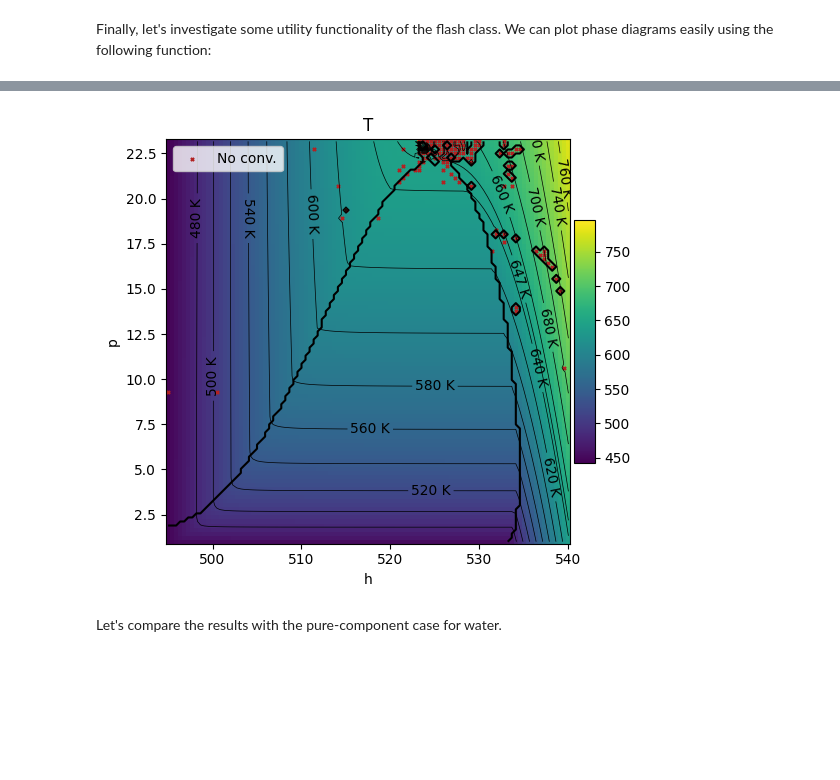
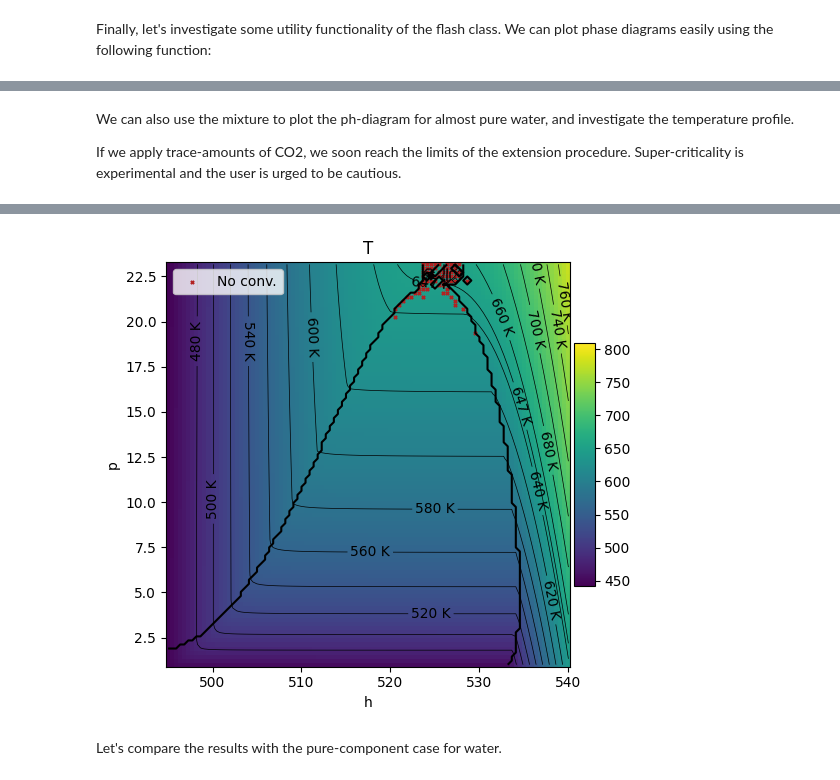
Before and after one commit to pmgbergen/porepy, a Jupyter notebook: tutorials/flash.ipynb, the cells around one changed output, grey strips where cells are left out. Saved outputs shown, nothing was run; the diff lists cells and outputs as text; code cells hidden in the pictures; blank space fills up the shorter version.

```diff
--- a/tutorials/flash.ipynb
+++ b/tutorials/flash.ipynb
@@ -454,14 +468,14 @@ import matplotlib.colors as mpc
 
 N = 100
 
-p = np.linspace(1e6, 30e6, N)
-T = np.linspace(450.0, h2o.critical_temperature + 10.0, N)
+p1 = np.linspace(1e6, 30e6, N)
+T1 = np.linspace(450.0, h2o.critical_temperature + 10.0, N)
 z = np.array([0.99, 0.01])
 
 fig_pT, result_pT = flash1.plot_phase_diagram(
     pc.FlashSpec.pT,
-    p,
-    T,
+    p1,
+    T1,
     z,
     field=["phasesplit", "y_2"],
     params=params,
@@ -474,7 +488,7 @@ fig_pT, result_pT = flash1.plot_phase_diagram(
     },
 )
 
-# Fetch axes and mark the critical point of water.
+# Fetch axes and mark the pseudo-critical point.
 ax = fig_pT.axes[0]
 Tcs = np.array([c.critical_temperature for c in components1])
 Pcs = np.array([c.critical_pressure for c in components1])
@@ -484,17 +498,9 @@ T_pc = np.dot(z, Tcs)
 p_pc = pf.critical_pressure_guess(z, Pcs, Tcs, Vcs)
 ax.plot(T_pc, p_pc / 1e6, "*k", markersize=6)
 
+result_pT.log_summary()
 not_converged = ~result_pT.converged
 if np.any(not_converged):
-    print(f"Not converged: {not_converged.sum()} / {N**2}")
-    print(
-        "Max iter / stationary / Diverged:",
-        result_pT.max_iter_reached.sum(),
-        "/",
-        result_pT.stationary.sum(),
-        "/",
-        (result_pT.exitcode >= 3).sum(),
-    )
     print(
         list(
             zip(
@@ -569,9 +559,13 @@ We can also use the mixture to plot the ph-diagram for almost pure water, and in
+# %% [markdown]
+We can also use the mixture to plot the ph-diagram for almost pure water, and investigate the temperature profile.
+
+If we apply trace-amounts of CO2, we soon reach the limits of the extension procedure.
+Super-criticality is experimental and the user is urged to be cautious.
 # %%
 from matplotlib.pyplot import Axes
 
-p = np.linspace(1e6, h2o.critical_pressure * 1.05, N)
-# h = np.linspace(result_pT.h.min(), result_pT.h.max(), N)
-h = np.linspace(495e3, 540e3, N)
+p2 = np.linspace(1e6, h2o.critical_pressure * 1.05, N)
+h2 = np.linspace(495e3, 540e3, N)
 
 # The temperature DOF is challenging, as it operates on other scales than the fractions.
 # We can do some right-preconditioning and chopping to help with convergence.
@@ -583,8 +577,9 @@ params["solver_params"]["rpc_T"] = h2o.critical_temperature
 # The initial guess works such that it refines the T-guess, if a single-phase regime
 # is detected. We can control here how many ressources we want to spend on it.
 flash1.initializer.params["N2"] = 20  # Iterations for T-guess refinement
-flash1.initializer.params["atol"] = 1e-6  # abs. tol for energy residual.
-params["gen_arg_params"] = [1e-4, 5e-2, 1e-1, 1.0]
+flash1.initializer.params["atol"] = 1e-8  # abs. tol for energy residual.
+
+params["gen_arg_params"] = [1e-4, 5e-2, 0.1, 5.0]
 
 
 def vtransform(x: np.ndarray, f: str) -> np.ndarray:
@@ -599,8 +594,8 @@ def vtransform(x: np.ndarray, f: str) -> np.ndarray:
 
 fig_ph, result_ph = flash1.plot_phase_diagram(
     pc.FlashSpec.ph,
-    p,
-    h,
+    p2,
+    h2,
     [0.999, 0.001],
     field="T",
     params=params,
@@ -614,7 +609,7 @@ fig_ph, result_ph = flash1.plot_phase_diagram(
 
 
 def plot_T_contour(ax: Axes):
-    hm, pm = np.meshgrid(h, p)
+    hm, pm = np.meshgrid(h2, p2)
     Tm = result_ph.T.reshape(hm.shape)
     levels = np.arange(480, 820, 20).tolist() + [h2o.critical_temperature]
     levels = np.sort(np.array(levels))
@@ -631,22 +626,14 @@ def plot_T_contour(ax: Axes):
 
 plot_T_contour(fig_ph.axes[0])
 
+result_ph.log_summary()
 not_converged = ~result_ph.converged
 if np.any(not_converged):
-    print(f"Not converged: {not_converged.sum()} / {N**2}")
-    print(
-        "Max iter / stationary / Diverged:",
-        result_ph.max_iter_reached.sum(),
-        "/",
-        result_ph.stationary.sum(),
-        "/",
-        (result_ph.exitcode >= 3).sum(),
-    )
     print(
         list(
             zip(
                 result_ph.p[not_converged],
-                np.meshgrid(h, p)[0].flatten()[not_converged],
+                np.meshgrid(h2, p2)[0].flatten()[not_converged],
                 result_ph.T[not_converged],
                 result_ph.exitcode_parsed[not_converged],
             )
@@ -662,4 +649,4 @@ Max iter / stationary / Diverged: 22 / 101 / 0
-[figure, old version]
+[figure, new version]
 # %% [markdown]
 Let's compare the results with the pure-component case for water.
 # %%
```
Also changed, not shown: parts of 26 cells of this notebook, 4 other files.
